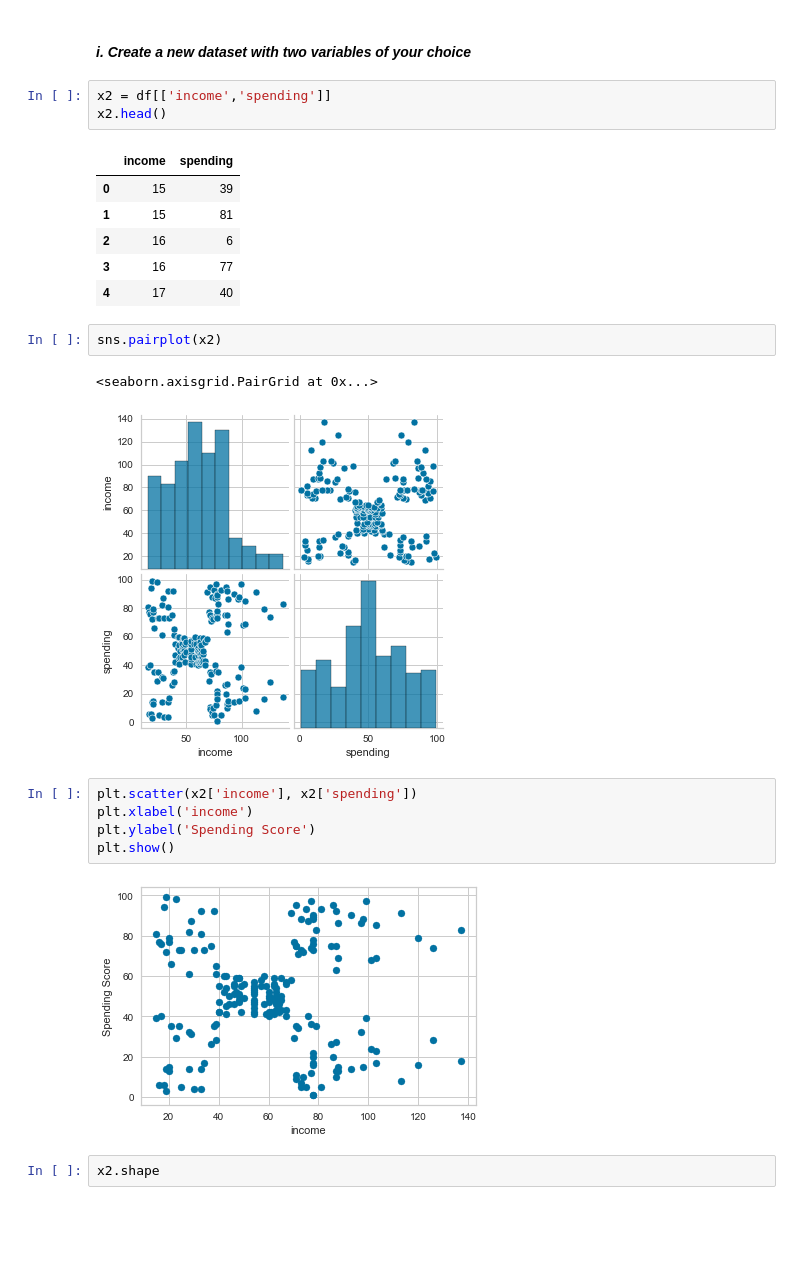
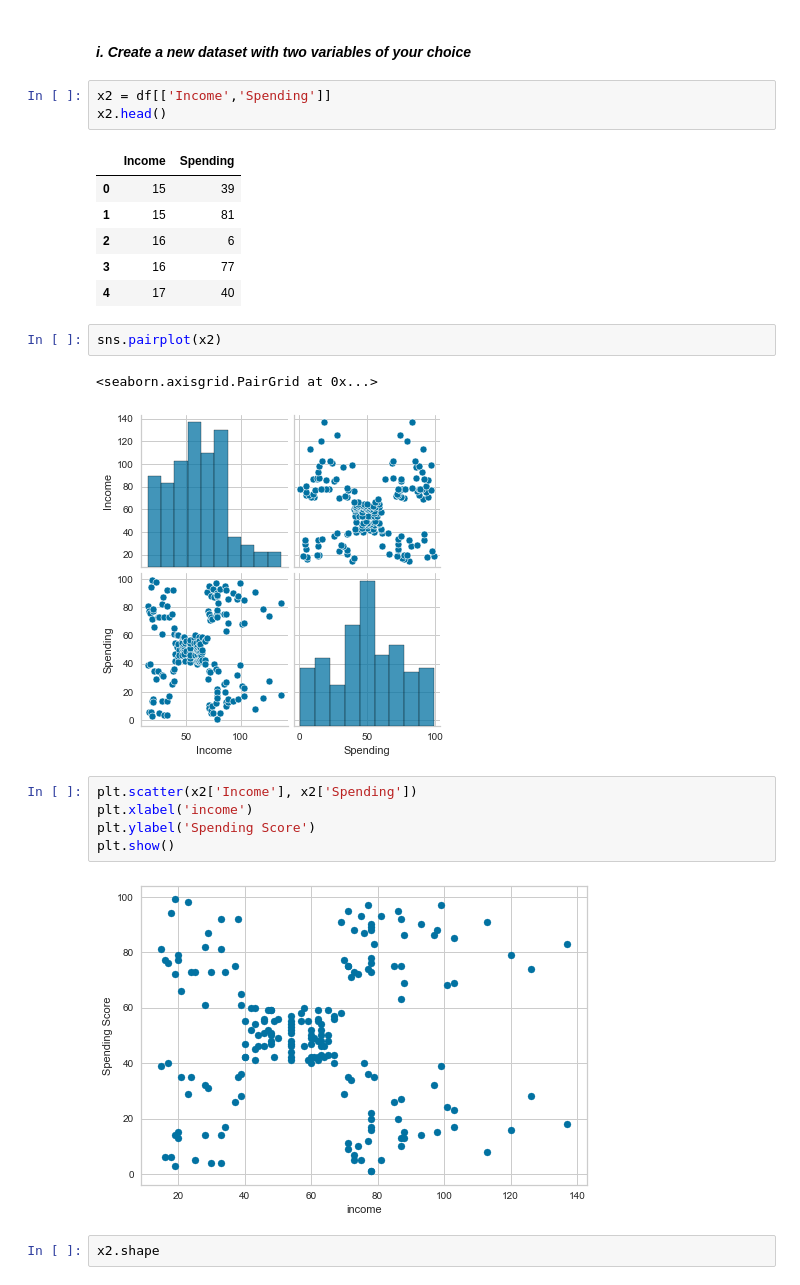
Before and after one commit to AlenizyAbdulrahman/Customers_Segmentation_Project, a Jupyter notebook: 3_Cluestering_Analysis_Customers_Segmentation_Project.ipynb, the cells around one changed output. Saved outputs shown, nothing was run; the diff lists cells and outputs as text; blank space fills up the shorter version.

```diff
--- a/3_Cluestering_Analysis_Customers_Segmentation_Project.ipynb
+++ b/3_Cluestering_Analysis_Customers_Segmentation_Project.ipynb
@@ -416,10 +416,10 @@ _ = sns.pairplot(x1temp, hue= 'pred', palette='Set1')
 # %% [markdown]
 #### *i. Create a new dataset with two variables of your choice*
 # %%
-x2 = df[['income','spending']]
+x2 = df[['Income','Spending']]
 x2.head()
 # %% [output]
-|  | income | spending |
+|  | Income | Spending |
 | 0 | 15 | 39 |
 | 1 | 15 | 81 |
 | 2 | 16 | 6 |
@@ -429,14 +429,14 @@ x2.head()
 sns.pairplot(x2)
 # %% [output]
 <seaborn.axisgrid.PairGrid at 0x...>
-[figure, old version]
+[figure, new version]
 # %%
-plt.scatter(x2['income'], x2['spending'])
+plt.scatter(x2['Income'], x2['Spending'])
 plt.xlabel('income')
 plt.ylabel('Spending Score')
 plt.show()
 # %% [output]
-[figure, old version]
+[figure, new version]
 # %%
 x2.shape
 # %% [output]
```
Also changed, not shown: parts of 34 cells of this notebook.
